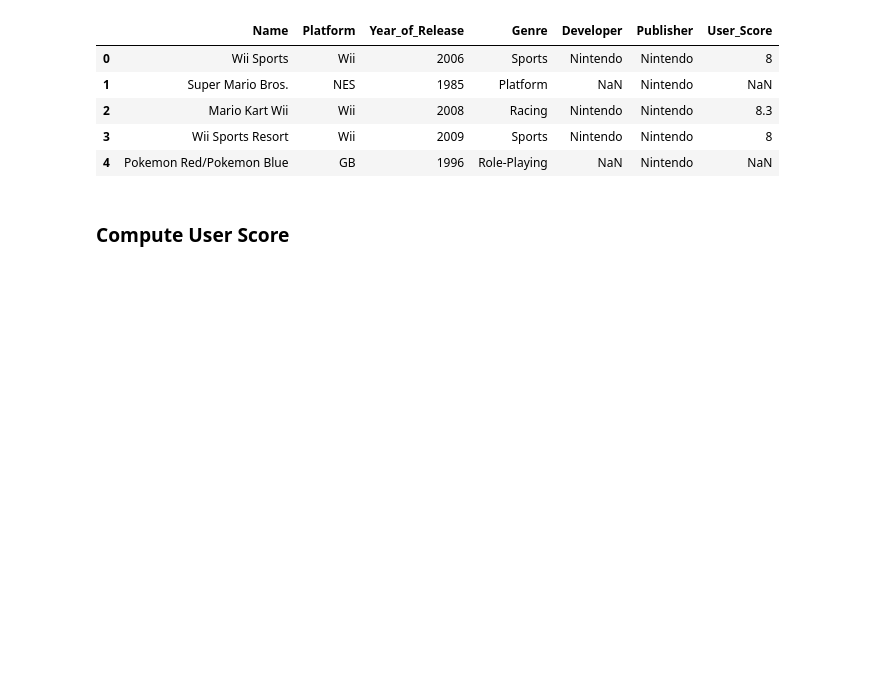
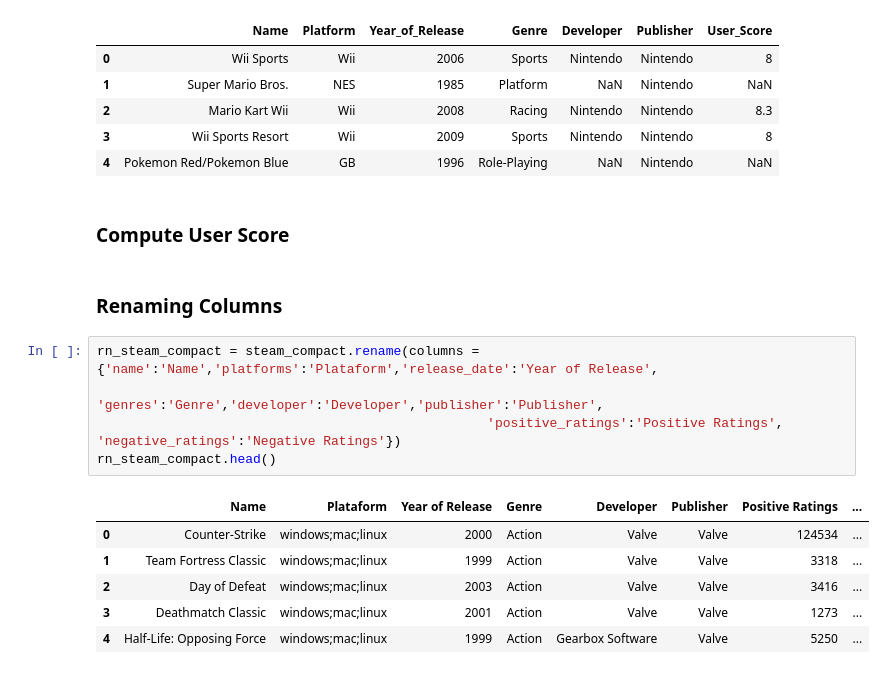
Before and after one commit to RaulMaya/Video_Games_Analysis, a Jupyter notebook: ETL_Project.ipynb, the cells around one changed output. Saved outputs shown, nothing was run; the diff lists cells and outputs as text; blank space fills up the shorter version.

Commit message:
Renaming Columns

```diff
--- a/ETL_Project.ipynb
+++ b/ETL_Project.ipynb
@@ -197,3 +197,17 @@ See the caveats in the documentation: https://pandas.pydata.org/pandas-docs/stab
 | 4 | Pokemon Red/Pokemon Blue | GB | 1996 | Role-Playing | NaN | Nintendo | NaN |
 # %% [markdown]
 ### Compute User Score
+# %% [markdown]
+### Renaming Columns
+# %%
+rn_steam_compact = steam_compact.rename(columns = {'name':'Name','platforms':'Plataform','release_date':'Year of Release',
+                                                  'genres':'Genre','developer':'Developer','publisher':'Publisher',
+                                                  'positive_ratings':'Positive Ratings', 'negative_ratings':'Negative Ratings'})
+rn_steam_compact.head()
+# %% [output]
+|  | Name | Plataform | Year of Release | Genre | Developer | Publisher | Positive Ratings | ... |
+| 0 | Counter-Strike | windows;mac;linux | 2000 | Action | Valve | Valve | 124534 | ... |
+| 1 | Team Fortress Classic | windows;mac;linux | 1999 | Action | Valve | Valve | 3318 | ... |
+| 2 | Day of Defeat | windows;mac;linux | 2003 | Action | Valve | Valve | 3416 | ... |
+| 3 | Deathmatch Classic | windows;mac;linux | 2001 | Action | Valve | Valve | 1273 | ... |
+| 4 | Half-Life: Opposing Force | windows;mac;linux | 1999 | Action | Gearbox Software | Valve | 5250 | ... |
```
Also changed, not shown: parts of 2 cells of this notebook.
